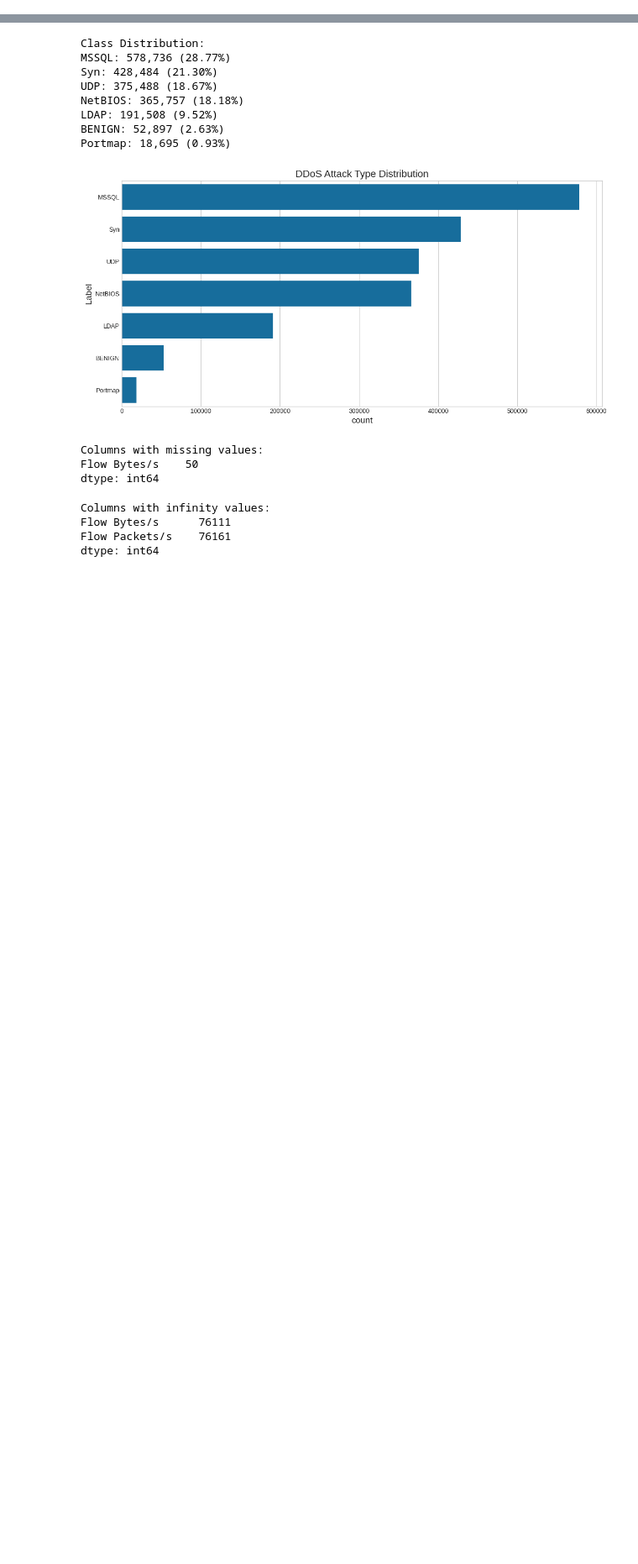
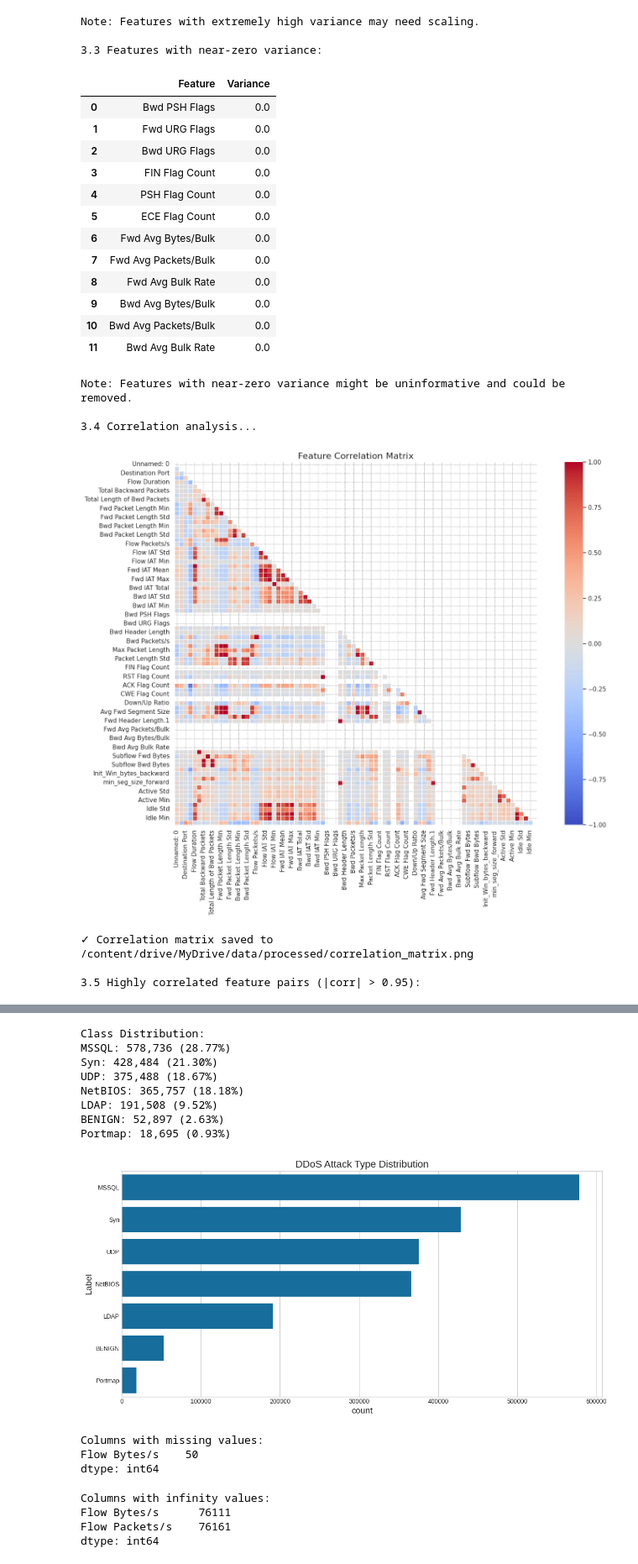
Before and after one commit to zainabintech/DDoS-Detection-System-, a Jupyter notebook: Untitled3.ipynb, the cells around one changed output, grey strips where cells are left out. Shown at 84% size. Drawn from its saved outputs; the diff is of its cells as text; code cells hidden in the pictures; blank space fills up the shorter version.

```diff
--- a/Untitled3.ipynb
+++ b/Untitled3.ipynb
@@ -141,0 +502,57 @@ Use this file for your next steps: data cleaning and SMOTE
+# %%
+# 3. Statistical analysis
+print("\n3. Statistical Analysis...")
+
+# Basic statistics for numeric columns
+print("\n3.1 Descriptive statistics for numeric features:")
+display(df.describe().T)
+
+# Check for extremely high variance features
+print("\n3.2 Features with high variance:")
+variance = df.select_dtypes(include=['float64', 'int64']).var()
+high_var_features = variance[variance > 1e6].sort_values(ascending=False)
+if not high_var_features.empty:
+    display(pd.DataFrame({'Feature': high_var_features.index, 'Variance': high_var_features.values}))
+    print("Note: Features with extremely high variance may need scaling.")
+else:
+    print("No features with extremely high variance found.")
+
+# Check for near-zero variance features
+print("\n3.3 Features with near-zero variance:")
+low_var_features = variance[variance < 1e-6].sort_values()
+if not low_var_features.empty:
+    display(pd.DataFrame({'Feature': low_var_features.index, 'Variance': low_var_features.values}))
+    print("Note: Features with near-zero variance might be uninformative and could be removed.")
+else:
+    print("No features with near-zero variance found.")
+
+# Correlation analysis
+print("\n3.4 Correlation analysis...")
+corr_matrix = df.select_dtypes(include=['float64', 'int64']).corr()
+
+# Visualize correlation matrix (heatmap for top features by correlation)
+plt.figure(figsize=(16, 12))
+mask = np.triu(np.ones_like(corr_matrix, dtype=bool))
+sns.heatmap(corr_matrix, mask=mask, annot=False, cmap='coolwarm', linewidths=0.5, vmin=-1, vmax=1, square=True)
+plt.title('Feature Correlation Matrix', fontsize=16)
+plt.tight_layout()
+plt.savefig(f"{output_dir}/correlation_matrix.png", dpi=300)
+plt.show()
+print(f"✓ Correlation matrix saved to {output_dir}/correlation_matrix.png")
+
+# Find highly correlated features (correlation > 0.95)
+print("\n3.5 Highly correlated feature pairs (|corr| > 0.95):")
+high_corr_pairs = []
+for i in range(len(corr_matrix.columns)):
+    for j in range(i):
+        if abs(corr_matrix.iloc[i, j]) > 0.95:
+            high_corr_pairs.append((corr_matrix.columns[i], corr_matrix.columns[j], corr_matrix.iloc[i, j]))
+
+if high_corr_pairs:
+    high_corr_df = pd.DataFrame(high_corr_pairs, columns=['Feature 1', 'Feature 2', 'Correlation'])
+    high_corr_df = high_corr_df.sort_values('Correlation', ascending=False)
+    display(high_corr_df)
+    print(f"Found {len(high_corr_pairs)} highly correlated feature pairs.")
+else:
+    print("No highly correlated feature pairs found.")
+# %% [output]
@@ -141,0 +593,23 @@ Use this file for your next steps: data cleaning and SMOTE
+Note: Features with extremely high variance may need scaling.
+
+3.3 Features with near-zero variance:
+|  | Feature | Variance |
+| 0 | Bwd PSH Flags | 0.0 |
+| 1 | Fwd URG Flags | 0.0 |
+| 2 | Bwd URG Flags | 0.0 |
+| 3 | FIN Flag Count | 0.0 |
+| 4 | PSH Flag Count | 0.0 |
+| 5 | ECE Flag Count | 0.0 |
+| 6 | Fwd Avg Bytes/Bulk | 0.0 |
+| 7 | Fwd Avg Packets/Bulk | 0.0 |
+| 8 | Fwd Avg Bulk Rate | 0.0 |
+| 9 | Bwd Avg Bytes/Bulk | 0.0 |
+| 10 | Bwd Avg Packets/Bulk | 0.0 |
+| 11 | Bwd Avg Bulk Rate | 0.0 |
+Note: Features with near-zero variance might be uninformative and could be removed.
+
+3.4 Correlation analysis...
+[figure, added]
+✓ Correlation matrix saved to /content/drive/MyDrive/data/processed/correlation_matrix.png
+
+3.5 Highly correlated feature pairs (|corr| > 0.95):
```
Also changed, not shown: parts of 12 cells of this notebook.
